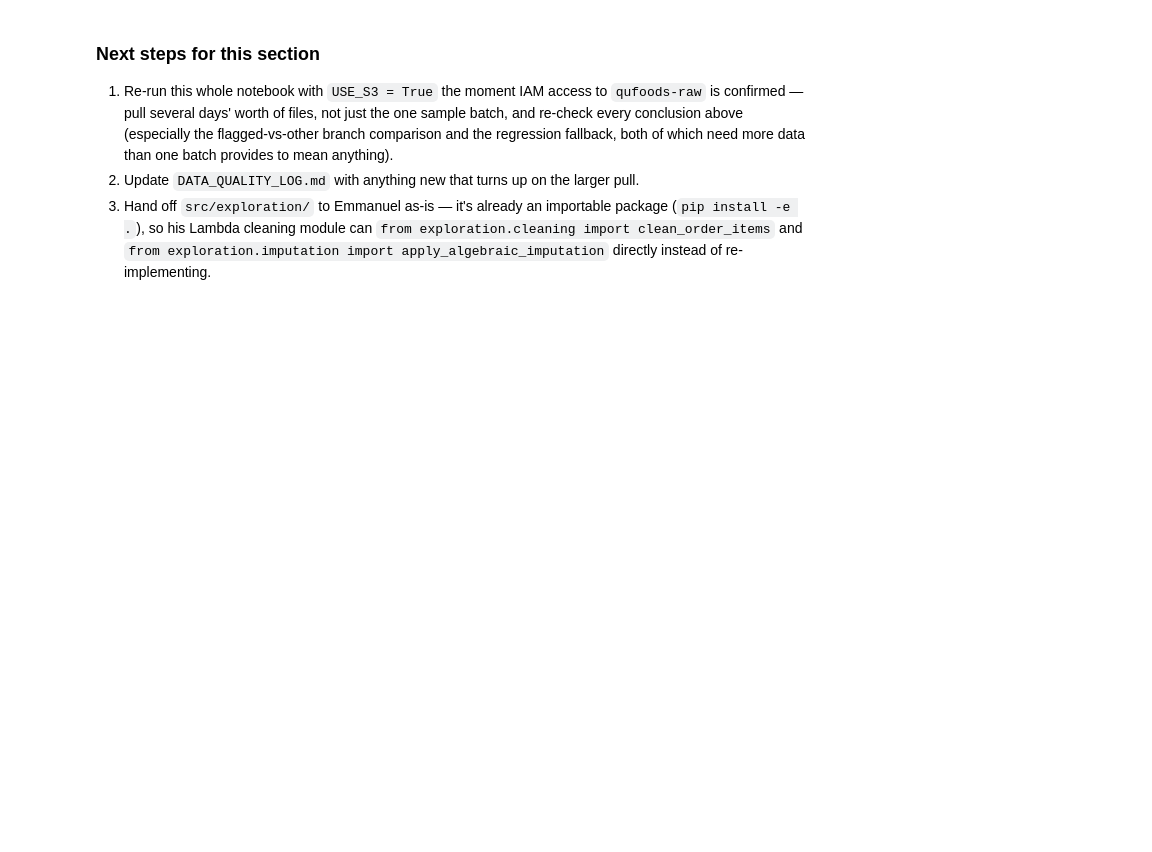
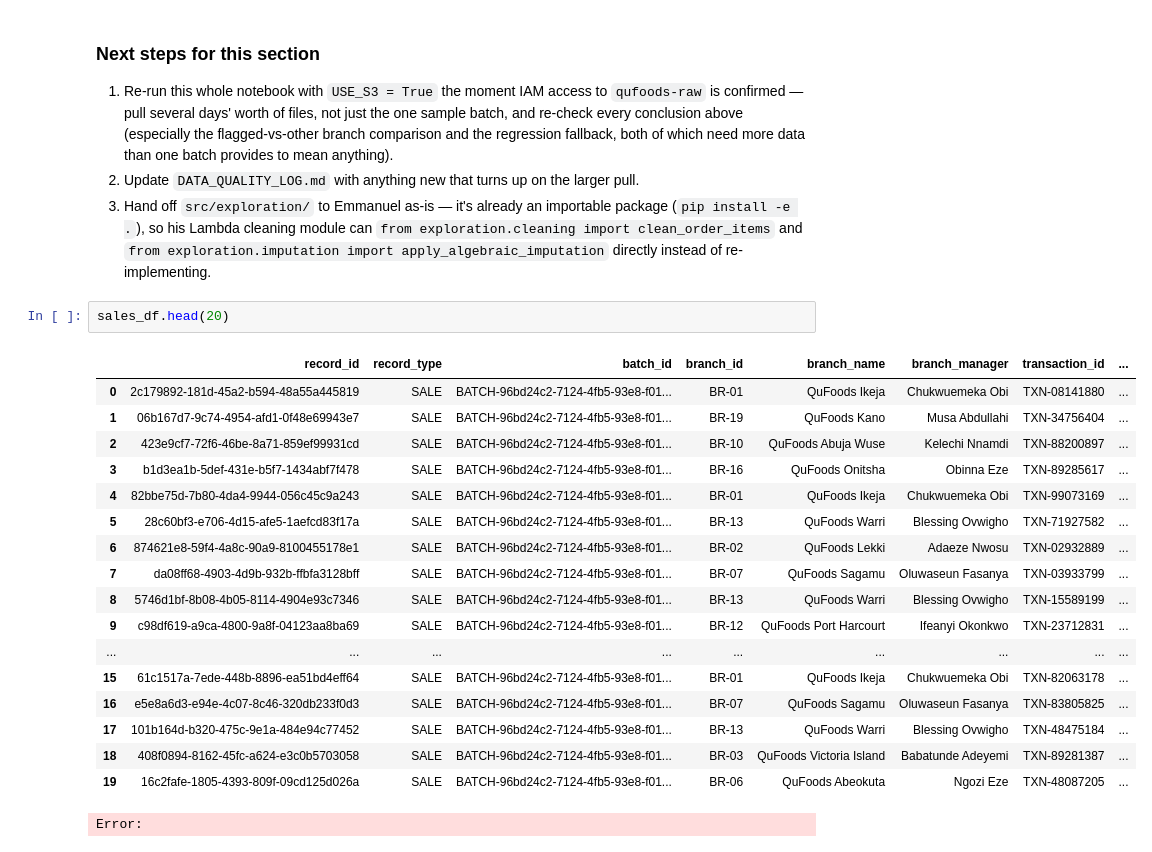
Before and after one commit to adetu-siyan/qufoods, a Jupyter notebook: exploration/notebooks/01_exploration.ipynb, the cells around one changed output. Cells and saved outputs as stored; diff of their text form; blank space fills up the shorter version.

```diff
--- a/exploration/notebooks/01_exploration.ipynb
+++ b/exploration/notebooks/01_exploration.ipynb
@@ -263,3 +458,24 @@ print(f"formula match rate:       {result.formula_validation.match_rate:.1%}")
 1. Re-run this whole notebook with `USE_S3 = True` the moment IAM access to `qufoods-raw` is confirmed — pull several days' worth of files, not just the one sample batch, and re-check every conclusion above (especially the flagged-vs-other branch comparison and the regression fallback, both of which need more data than one batch provides to mean anything).
 2. Update `DATA_QUALITY_LOG.md` with anything new that turns up on the larger pull.
 3. Hand off `src/exploration/` to Emmanuel as-is — it's already an importable package (`pip install -e .`), so his Lambda cleaning module can `from exploration.cleaning import clean_order_items` and `from exploration.imputation import apply_algebraic_imputation` directly instead of re-implementing.
+# %%
+sales_df.head(20)
+# %% [output]
+|  | record_id | record_type | batch_id | branch_id | branch_name | branch_manager | transaction_id | ... |
+| 0 | 2c179892-181d-45a2-b594-48a55a445819 | SALE | BATCH-96bd24c2-7124-4fb5-93e8-f01... | BR-01 | QuFoods Ikeja | Chukwuemeka Obi | TXN-08141880 | ... |
+| 1 | 06b167d7-9c74-4954-afd1-0f48e69943e7 | SALE | BATCH-96bd24c2-7124-4fb5-93e8-f01... | BR-19 | QuFoods Kano | Musa Abdullahi | TXN-34756404 | ... |
+| 2 | 423e9cf7-72f6-46be-8a71-859ef99931cd | SALE | BATCH-96bd24c2-7124-4fb5-93e8-f01... | BR-10 | QuFoods Abuja Wuse | Kelechi Nnamdi | TXN-88200897 | ... |
+| 3 | b1d3ea1b-5def-431e-b5f7-1434abf7f478 | SALE | BATCH-96bd24c2-7124-4fb5-93e8-f01... | BR-16 | QuFoods Onitsha | Obinna Eze | TXN-89285617 | ... |
+| 4 | 82bbe75d-7b80-4da4-9944-056c45c9a243 | SALE | BATCH-96bd24c2-7124-4fb5-93e8-f01... | BR-01 | QuFoods Ikeja | Chukwuemeka Obi | TXN-99073169 | ... |
+| 5 | 28c60bf3-e706-4d15-afe5-1aefcd83f17a | SALE | BATCH-96bd24c2-7124-4fb5-93e8-f01... | BR-13 | QuFoods Warri | Blessing Ovwigho | TXN-71927582 | ... |
+| 6 | 874621e8-59f4-4a8c-90a9-8100455178e1 | SALE | BATCH-96bd24c2-7124-4fb5-93e8-f01... | BR-02 | QuFoods Lekki | Adaeze Nwosu | TXN-02932889 | ... |
+| 7 | da08ff68-4903-4d9b-932b-ffbfa3128bff | SALE | BATCH-96bd24c2-7124-4fb5-93e8-f01... | BR-07 | QuFoods Sagamu | Oluwaseun Fasanya | TXN-03933799 | ... |
+| 8 | 5746d1bf-8b08-4b05-8114-4904e93c7346 | SALE | BATCH-96bd24c2-7124-4fb5-93e8-f01... | BR-13 | QuFoods Warri | Blessing Ovwigho | TXN-15589199 | ... |
+| 9 | c98df619-a9ca-4800-9a8f-04123aa8ba69 | SALE | BATCH-96bd24c2-7124-4fb5-93e8-f01... | BR-12 | QuFoods Port Harcourt | Ifeanyi Okonkwo | TXN-23712831 | ... |
+| ... | ... | ... | ... | ... | ... | ... | ... | ... |
+| 15 | 61c1517a-7ede-448b-8896-ea51bd4eff64 | SALE | BATCH-96bd24c2-7124-4fb5-93e8-f01... | BR-01 | QuFoods Ikeja | Chukwuemeka Obi | TXN-82063178 | ... |
+| 16 | e5e8a6d3-e94e-4c07-8c46-320db233f0d3 | SALE | BATCH-96bd24c2-7124-4fb5-93e8-f01... | BR-07 | QuFoods Sagamu | Oluwaseun Fasanya | TXN-83805825 | ... |
+| 17 | 101b164d-b320-475c-9e1a-484e94c77452 | SALE | BATCH-96bd24c2-7124-4fb5-93e8-f01... | BR-13 | QuFoods Warri | Blessing Ovwigho | TXN-48475184 | ... |
+| 18 | 408f0894-8162-45fc-a624-e3c0b5703058 | SALE | BATCH-96bd24c2-7124-4fb5-93e8-f01... | BR-03 | QuFoods Victoria Island | Babatunde Adeyemi | TXN-89281387 | ... |
+| 19 | 16c2fafe-1805-4393-809f-09cd125d026a | SALE | BATCH-96bd24c2-7124-4fb5-93e8-f01... | BR-06 | QuFoods Abeokuta | Ngozi Eze | TXN-48087205 | ... |
+Error:
```
Also changed, not shown: parts of 27 cells of this notebook, 1 other file.
